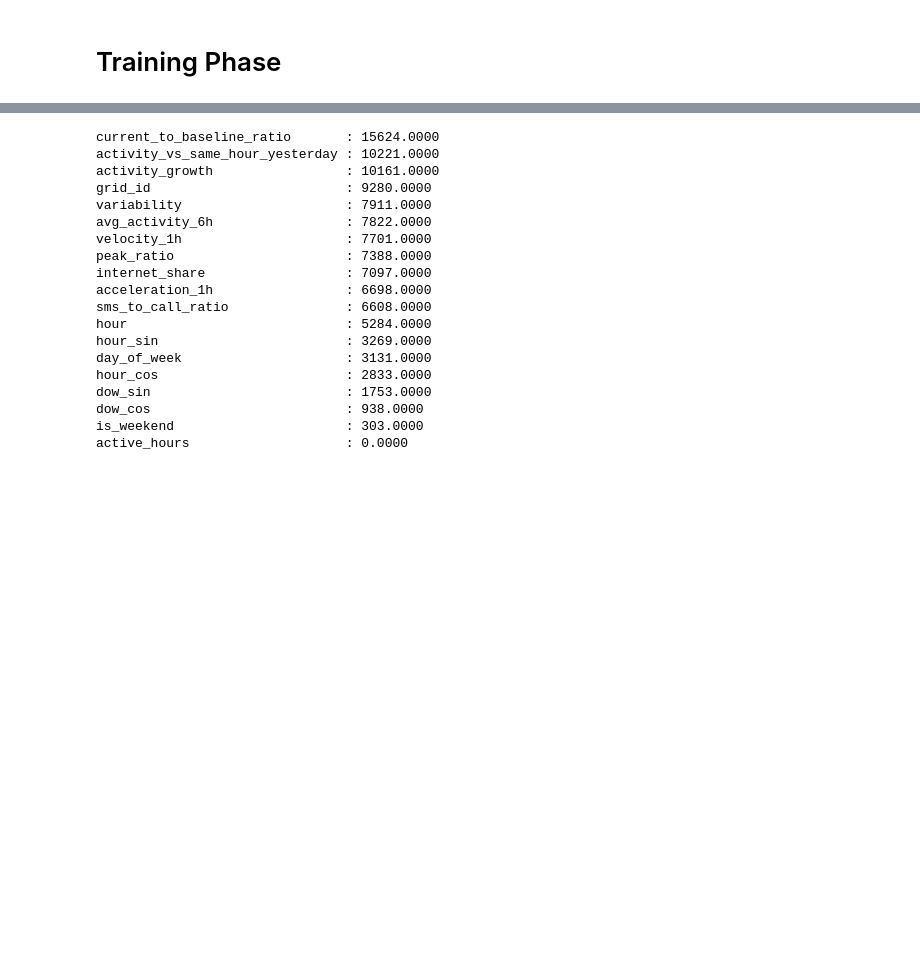
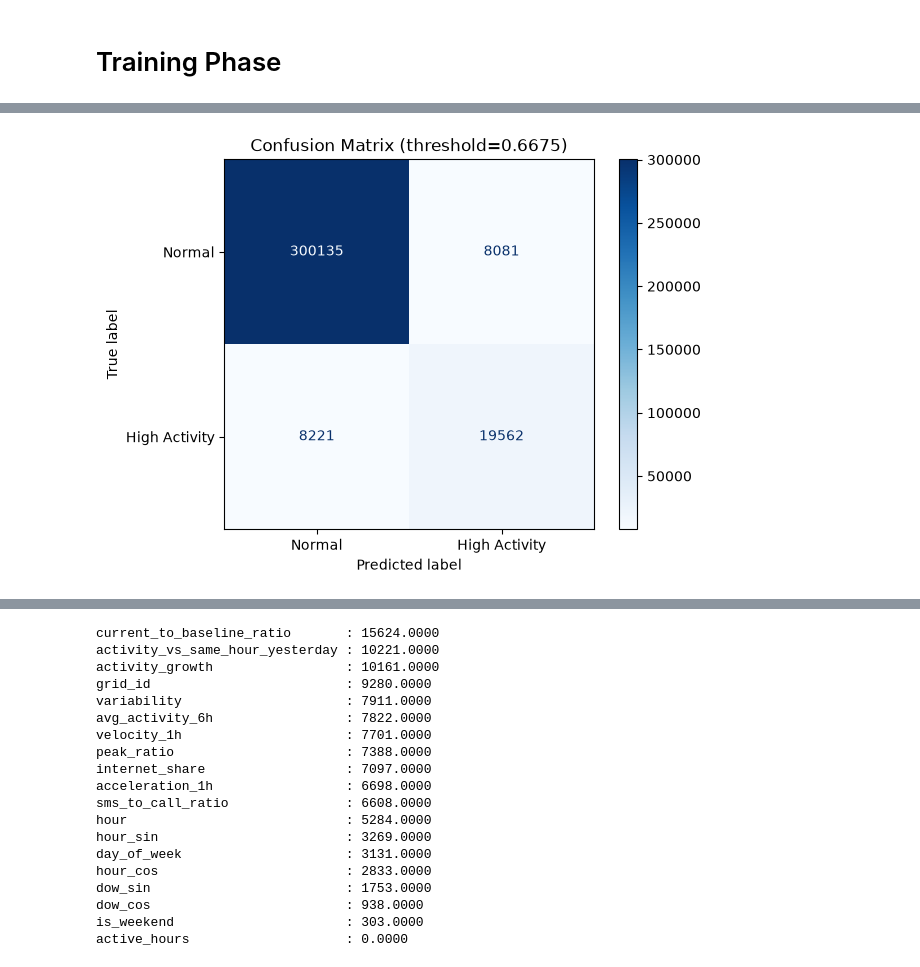
Before and after one commit to Chandru82582/PredectiveIntelligenceSystem, a Jupyter notebook: DataAnalysis/featuring.ipynb, the cells around one changed output, grey strips where cells are left out. Cells and saved outputs as stored; diff of their text form; code cells hidden in the pictures; blank space fills up the shorter version.

```diff
--- a/DataAnalysis/featuring.ipynb
+++ b/DataAnalysis/featuring.ipynb
@@ -248,11 +404,8 @@ train_ratio = 0.8
 df_agg = df_agg.sort_values("feature_timestamp").reset_index(drop=True)
 
 split_idx = int(len(df_agg)*train_ratio)
-df_train = df_agg.iloc[:split_idx]
-df_test = df_agg.iloc[split_idx:]
+train_df = df_agg.iloc[:split_idx]
+test_df = df_agg.iloc[split_idx:]
-# %%
-train_df = df_train
-test_df = df_test
 # %%
 features = [
         "grid_id",
@@ -380,0 +587,17 @@ weighted avg     0.9597    0.9595    0.9596    285999
+# %%
+from sklearn.metrics import ConfusionMatrixDisplay, confusion_matrix
+
+y_pred = (y_proba >= optimal_threshold).astype(int)
+
+cm = confusion_matrix(y_test, y_pred)
+
+ConfusionMatrixDisplay(
+    confusion_matrix=cm,
+    display_labels=["Normal", "High Activity"],
+).plot(cmap="Blues", values_format="d")
+
+import matplotlib.pyplot as plt
+plt.title(f"Confusion Matrix (threshold={optimal_threshold:.4f})")
+plt.show()
+# %% [output]
+[figure, added]
```
Also changed, not shown: parts of 24 cells of this notebook, 17 other files.
